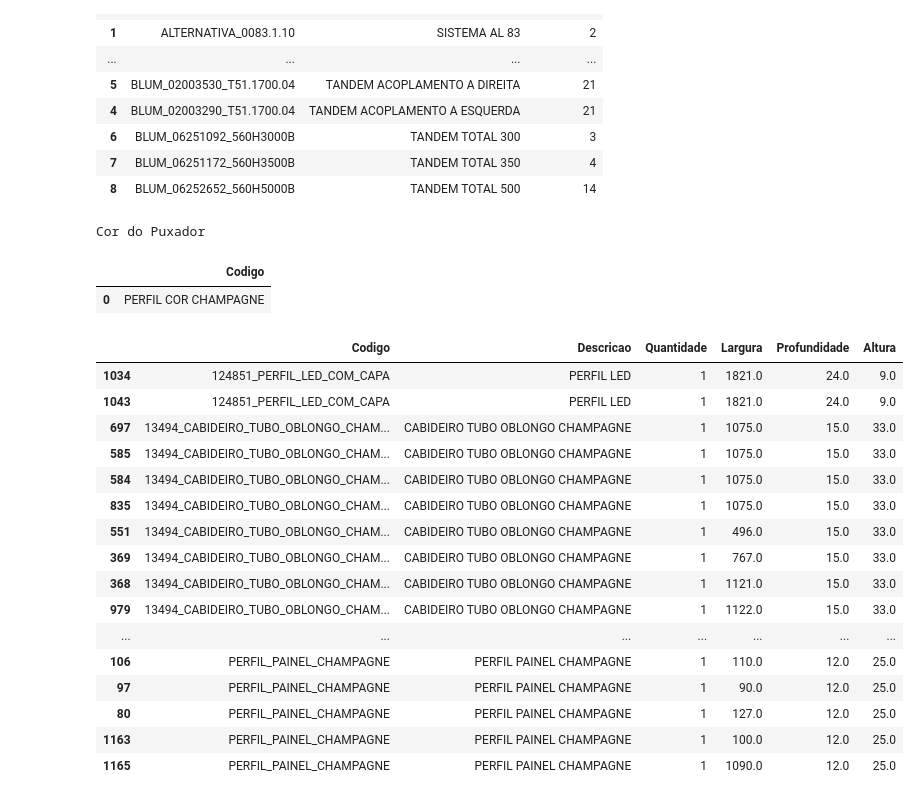
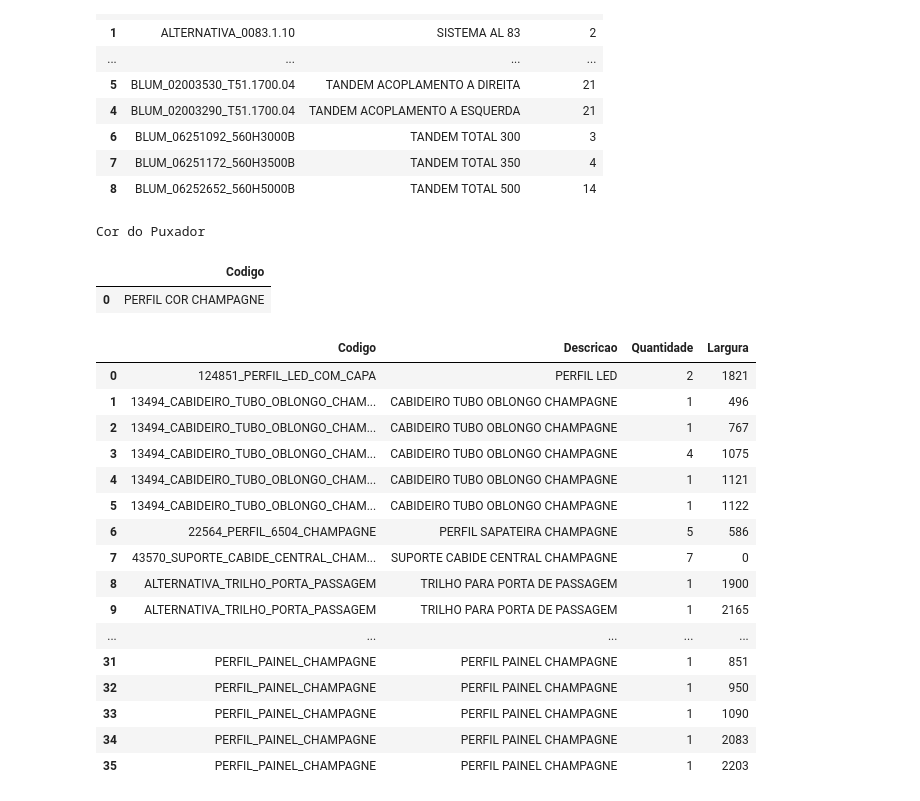
Before and after one commit to brunoviskc/DevelopmentSystemProject_v2, a Jupyter notebook: main.ipynb, the cells around one changed output. Drawn from its saved outputs; the diff is of its cells as text; code cells hidden in the pictures.

Commit message:
ajuste dos filtro dos perfil e criação dos portas em perfil

```diff
--- a/main.ipynb
+++ b/main.ipynb
@@ -351,81 +352,105 @@ Quantidade de Ferragens
 | 7 | BLUM_06251172_560H3500B | TANDEM TOTAL 350 | 4 |
 | 8 | BLUM_06252652_560H5000B | TANDEM TOTAL 500 | 14 |
 # %%
+medidas = ["Largura", "Profundidade", "Altura"]
+
+## DataFrame Perfil
+
 df_perfil = df[df["Codigo"].str.contains("PERFIL|CABIDE|CABIDEIRO|ALINEATTO/VOLARE", case=False, na=False) |
 df["Descricao"].str.contains("TRILHO", case=False, na=False)].copy()
 df_perfil = df_perfil[~df_perfil["Descricao"].str.contains("PENTEADEIRA|3446", case=False, na=False)]
 df_perfil["Descricao"] = df_perfil["Descricao"].str.replace("CAVA I ", "CAVA C ")
 
+pedidos_verticale = df[df["Codigo"].str.contains("3446|VIDRO|VEGAS|DONOSTIA|NEO 22", case=False, na=False)].copy()
+pedidos_verticale = pedidos_verticale[["Codigo", "Descricao", "Quantidade", "Largura", "Altura", "ID"]]
 
-tem_especial = df_perfil["Codigo"].str.contains("ESPECIAL", case=False, na=False).any()
+## Logica da cor do puxador______________________________________________________
+
+tem_especial = df_perfil["Codigo"].str.contains("ESPECIAL", case=False, na=False).any() | pedidos_verticale["Codigo"].str.contains("ESPECIAL", case=False, na=False).any()
 if tem_especial:
     cor_especial = input("Qual a cor do PERFIL ESPECIAL? ").upper()
     df_perfil["Codigo"] = df_perfil["Codigo"].str.replace("ESPECIAL", cor_especial)
     df_perfil["Descricao"] = df_perfil["Descricao"].str.replace("ESPECIAL", cor_especial)
+    pedidos_verticale["Codigo"] = pedidos_verticale["Codigo"].str.replace("ESPECIAL", cor_especial)
+    pedidos_verticale["Descricao"] = pedidos_verticale["Descricao"].str.replace("ESPECIAL", cor_especial)
 
 df_cor_puxador = df_perfil[df_perfil["Tipo"] == 3].copy()
 df_cor_puxador["Codigo"] = df_cor_puxador["Codigo"].str.replace("PERFIL", "PERFIL COR")
 df_cor_puxador["Descricao"] = df_cor_puxador["Descricao"].str.replace("PERFIL", "PERFIL COR")
 df_cor_puxador = df_cor_puxador[["Codigo"]].groupby("Codigo").sum().reset_index(drop=False)
 print("Cor do Puxador")
+
+## _____________________________________________________________________________
+
+## Filtro DataFrame Perfil
 
 df_perfil = df_perfil[df_perfil["Tipo"] == 4].copy()
 df_perfil["Codigo"] = df_perfil["Codigo"].str.replace("15X15", "PAINEL")
 df_perfil["Descricao"] = df_perfil["Descricao"].str.replace("15X15", "PAINEL")
 df_perfil["Descricao"] = df_perfil["Descricao"].str.replace("ELEGANCE 6504", "SAPATEIRA") # SAPATEIRA PRECISA ACRESCENTAR 3MM NA LARGURA
 df_perfil["Descricao"] = df_perfil["Descricao"].str.replace(" V ", " ")
 df_perfil["Descricao"] = df_perfil["Descricao"].str.replace(" EM Z ", " ")
 df_perfil["Descricao"] = df_perfil["Descricao"].str.replace("I COM CAPA", "")
 df_perfil["Descricao"] = df_perfil["Descricao"].str.replace("COM CAPA", "")
 df_perfil["Codigo"] = df_perfil["Codigo"].str.replace("_V_", "_Z_")
 df_perfil["Codigo"] = df_perfil["Codigo"].str.replace("_I_", "_Z_")
+df_perfil.loc[df_perfil["Codigo"].str.contains("SUPORTE", case=False, na=False), medidas] = 0
+df_perfil.loc[df_perfil["Descricao"].str.contains("SAPATEIRA", case=False, na=False), "Largura"] += 3
 df_perfil = df_perfil[["Codigo", "Descricao", "Quantidade", "Largura", "Profundidade", "Altura"]]
 df_perfil = df_perfil.sort_values(by="Codigo")
 
-
+## Separando Perfil com medidas em Z
 
 df_perfil_em_z = df_perfil[df_perfil["Codigo"].str.contains("_Z_", case=False, na=False)].copy()
+df_perfil_em_z = df_perfil_em_z[["Codigo", "Descricao", "Quantidade", "Altura"]]
+df_perfil_em_z = df_perfil_em_z.rename(columns={"Altura":"Largura"}).reset_index(drop=True)
+df_perfil_em_z["Largura"] = df_perfil_em_z["Largura"].astype(int)
 
-pedidos_verticale = df[df["Codigo"].str.contains("3446|VIDRO|VEGAS|DONOSTIA|NEO 22", case=False, na=False)].copy()
-pedidos_verticale = pedidos_verticale[["Codigo", "Descricao", "Quantidade", "Largura", "Profundidade", "Altura", "ID"]]
-portas_em_x = pedidos_verticale[pedidos_verticale["Codigo"].str.contains("_X_", case=False, na=False)].copy()
-portas_em_z = pedidos_verticale[pedidos_verticale["Codigo"].str.contains("_Z_", case=False, na=False)].copy()
+## Separando Perfil com medidas em X
 
+df_perfil_em_x = df_perfil[~df_perfil["Codigo"].str.contains("_Z_", case=False, na=False)].copy()
+df_perfil_em_x = df_perfil_em_x[["Codigo", "Descricao", "Quantidade", "Largura"]].reset_index(drop=True)
+df_perfil_em_x["Largura"] = df_perfil_em_x["Largura"].astype(int)
 
+## DataFrame Perfil Final
 
+df_perfil_filtrado = pd.concat([df_perfil_em_x, df_perfil_em_z], ignore_index=True)
+df_perfil_filtrado = df_perfil_filtrado.groupby(["Codigo", "Descricao", "Largura"])["Quantidade"].sum().reset_index()
+df_perfil_filtrado = df_perfil_filtrado[["Codigo", "Descricao", "Quantidade", "Largura"]]
+
+## Criar Json dos Perfil
+
+df_perfil_filtrado.to_json("quantidade_de_perfil.json", indent=2, force_ascii=False)
+
+## _____________________________________________________________________________
 
 display(df_cor_puxador)
-display(df_perfil)
-# display(df_perfil_em_z)
-# display(pedidos_verticale)
-# display(portas_em_x)
-# display(portas_em_z)
-
-
+display(df_perfil_filtrado)
+# display(df_perfil)
 
 # # Filtrar linhas com PERFIL e Tipo == 3
 # df_perfil = df[(df["Codigo"].str.contains("PERFIL", case=False, na=False)) & (df["Tipo"] == 3)].copy()
 
 # # Substituir PERFIL por COR PUXADOR na coluna Codigo
 # df_perfil["Codigo"] = df_perfil["Codigo"].str.replace("PERFIL", "COR PUXADOR")
 # %% [output]
 Cor do Puxador
 |  | Codigo |
 | 0 | PERFIL COR CHAMPAGNE |
-|  | Codigo | Descricao | Quantidade | Largura | Profundidade | Altura |
-| 1034 | 124851_PERFIL_LED_COM_CAPA | PERFIL LED | 1 | 1821.0 | 24.0 | 9.0 |
-| 1043 | 124851_PERFIL_LED_COM_CAPA | PERFIL LED | 1 | 1821.0 | 24.0 | 9.0 |
-| 697 | 13494_CABIDEIRO_TUBO_OBLONGO_CHAM... | CABIDEIRO TUBO OBLONGO CHAMPAGNE | 1 | 1075.0 | 15.0 | 33.0 |
-| 585 | 13494_CABIDEIRO_TUBO_OBLONGO_CHAM... | CABIDEIRO TUBO OBLONGO CHAMPAGNE | 1 | 1075.0 | 15.0 | 33.0 |
-| 584 | 13494_CABIDEIRO_TUBO_OBLONGO_CHAM... | CABIDEIRO TUBO OBLONGO CHAMPAGNE | 1 | 1075.0 | 15.0 | 33.0 |
-| 835 | 13494_CABIDEIRO_TUBO_OBLONGO_CHAM... | CABIDEIRO TUBO OBLONGO CHAMPAGNE | 1 | 1075.0 | 15.0 | 33.0 |
-| 551 | 13494_CABIDEIRO_TUBO_OBLONGO_CHAM... | CABIDEIRO TUBO OBLONGO CHAMPAGNE | 1 | 496.0 | 15.0 | 33.0 |
-| 369 | 13494_CABIDEIRO_TUBO_OBLONGO_CHAM... | CABIDEIRO TUBO OBLONGO CHAMPAGNE | 1 | 767.0 | 15.0 | 33.0 |
-| 368 | 13494_CABIDEIRO_TUBO_OBLONGO_CHAM... | CABIDEIRO TUBO OBLONGO CHAMPAGNE | 1 | 1121.0 | 15.0 | 33.0 |
-| 979 | 13494_CABIDEIRO_TUBO_OBLONGO_CHAM... | CABIDEIRO TUBO OBLONGO CHAMPAGNE | 1 | 1122.0 | 15.0 | 33.0 |
-| ... | ... | ... | ... | ... | ... | ... |
-| 106 | PERFIL_PAINEL_CHAMPAGNE | PERFIL PAINEL CHAMPAGNE | 1 | 110.0 | 12.0 | 25.0 |
-| 97 | PERFIL_PAINEL_CHAMPAGNE | PERFIL PAINEL CHAMPAGNE | 1 | 90.0 | 12.0 | 25.0 |
-| 80 | PERFIL_PAINEL_CHAMPAGNE | PERFIL PAINEL CHAMPAGNE | 1 | 127.0 | 12.0 | 25.0 |
-| 1163 | PERFIL_PAINEL_CHAMPAGNE | PERFIL PAINEL CHAMPAGNE | 1 | 100.0 | 12.0 | 25.0 |
-| 1165 | PERFIL_PAINEL_CHAMPAGNE | PERFIL PAINEL CHAMPAGNE | 1 | 1090.0 | 12.0 | 25.0 |
+|  | Codigo | Descricao | Quantidade | Largura |
+| 0 | 124851_PERFIL_LED_COM_CAPA | PERFIL LED | 2 | 1821 |
+| 1 | 13494_CABIDEIRO_TUBO_OBLONGO_CHAM... | CABIDEIRO TUBO OBLONGO CHAMPAGNE | 1 | 496 |
+| 2 | 13494_CABIDEIRO_TUBO_OBLONGO_CHAM... | CABIDEIRO TUBO OBLONGO CHAMPAGNE | 1 | 767 |
+| 3 | 13494_CABIDEIRO_TUBO_OBLONGO_CHAM... | CABIDEIRO TUBO OBLONGO CHAMPAGNE | 4 | 1075 |
+| 4 | 13494_CABIDEIRO_TUBO_OBLONGO_CHAM... | CABIDEIRO TUBO OBLONGO CHAMPAGNE | 1 | 1121 |
+| 5 | 13494_CABIDEIRO_TUBO_OBLONGO_CHAM... | CABIDEIRO TUBO OBLONGO CHAMPAGNE | 1 | 1122 |
+| 6 | 22564_PERFIL_6504_CHAMPAGNE | PERFIL SAPATEIRA CHAMPAGNE | 5 | 586 |
+| 7 | 43570_SUPORTE_CABIDE_CENTRAL_CHAM... | SUPORTE CABIDE CENTRAL CHAMPAGNE | 7 | 0 |
+| 8 | ALTERNATIVA_TRILHO_PORTA_PASSAGEM | TRILHO PARA PORTA DE PASSAGEM | 1 | 1900 |
+| 9 | ALTERNATIVA_TRILHO_PORTA_PASSAGEM | TRILHO PARA PORTA DE PASSAGEM | 1 | 2165 |
+| ... | ... | ... | ... | ... |
+| 31 | PERFIL_PAINEL_CHAMPAGNE | PERFIL PAINEL CHAMPAGNE | 1 | 851 |
+| 32 | PERFIL_PAINEL_CHAMPAGNE | PERFIL PAINEL CHAMPAGNE | 1 | 950 |
+| 33 | PERFIL_PAINEL_CHAMPAGNE | PERFIL PAINEL CHAMPAGNE | 1 | 1090 |
+| 34 | PERFIL_PAINEL_CHAMPAGNE | PERFIL PAINEL CHAMPAGNE | 1 | 2083 |
+| 35 | PERFIL_PAINEL_CHAMPAGNE | PERFIL PAINEL CHAMPAGNE | 1 | 2203 |
```
Also changed, not shown: parts of 5 cells of this notebook, 2 other files.
